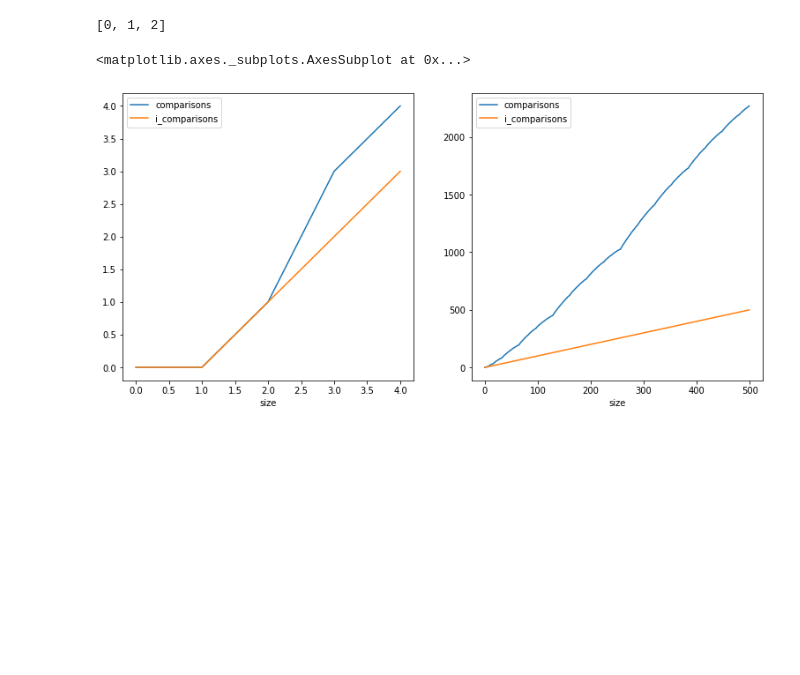
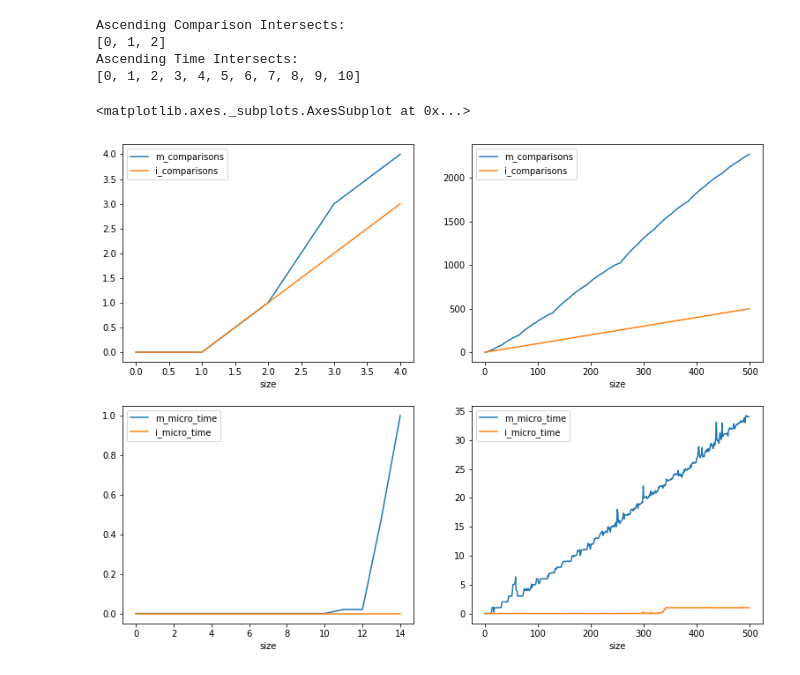
Before and after one commit to gtengwei/CZ2101, a Jupyter notebook: example_class_1/Graphing & Analysis.ipynb, the cells around one changed output. Cells and saved outputs as stored; diff of their text form; code cells hidden in the pictures; blank space fills up the shorter version.

```diff
--- a/example_class_1/Graphing & Analysis.ipynb
+++ b/example_class_1/Graphing & Analysis.ipynb
@@ -42,24 +48,36 @@ m_asc.tail(500)
 #calculate the differences of the y-coords. Look for points where they meet (diff==0) or
 #where there is sign change
 
-diff = m_asc.comparisons - m_asc.i_comparisons
-a_intersect = []
-for i in range(len(m_asc)):
-    if i == 499:
-        break
-    if diff[i] == 0 or diff[i]*diff[i+1]<0:
-        a_intersect.append(i)
-print(a_intersect)
+compare_diff = asc.m_comparisons - asc.i_comparisons
+time_diff = asc.m_micro_time - asc.i_micro_time
+a_compare_intersect = []
+a_time_intersect = []
+for i in range(len(asc)-1):
+    if compare_diff[i] == 0 or compare_diff[i]*compare_diff[i+1]<0:
+        a_compare_intersect.append(i)
+    if time_diff[i] == 0 or time_diff[i]*time_diff[i+1]<0:
+        a_time_intersect.append(i)
+
+print("Ascending Comparison Intersects:")
+print(a_compare_intersect)
+print("Ascending Time Intersects:")
+print(a_time_intersect)
 # %% [output]
+Ascending Comparison Intersects:
 [0, 1, 2]
+Ascending Time Intersects:
+[0, 1, 2, 3, 4, 5, 6, 7, 8, 9, 10]
-# %%
-fig, axes = plt.subplots(ncols = 2)
-
-asc = m_asc.head(5)
-asc.plot(ax=axes[0],figsize=(13,6))
-m_asc.plot(ax=axes[1],figsize=(13,6))
-# %% [output]
-<matplotlib.axes._subplots.AxesSubplot at 0x...>
-[figure, removed]
+# %%
+fig, axes = plt.subplots(nrows=2,ncols = 2, figsize=(13,10))
+
+zoom_asc = asc.head(5)
+zoom_asc[['m_comparisons','i_comparisons']].plot(ax=axes[0,0])
+asc[['m_comparisons','i_comparisons']].plot(ax=axes[0,1])
+zoom_asc = asc.head(15)
+zoom_asc[['m_micro_time','i_micro_time']].plot(ax=axes[1,0])
+asc[['m_micro_time','i_micro_time']].plot(ax=axes[1,1])
+# %% [output]
+<matplotlib.axes._subplots.AxesSubplot at 0x...>
+[figure, added]
 # %%
 dsc = df[df['input_type']=='descending']
```
Also changed, not shown: parts of 9 cells of this notebook, 1 other file.
